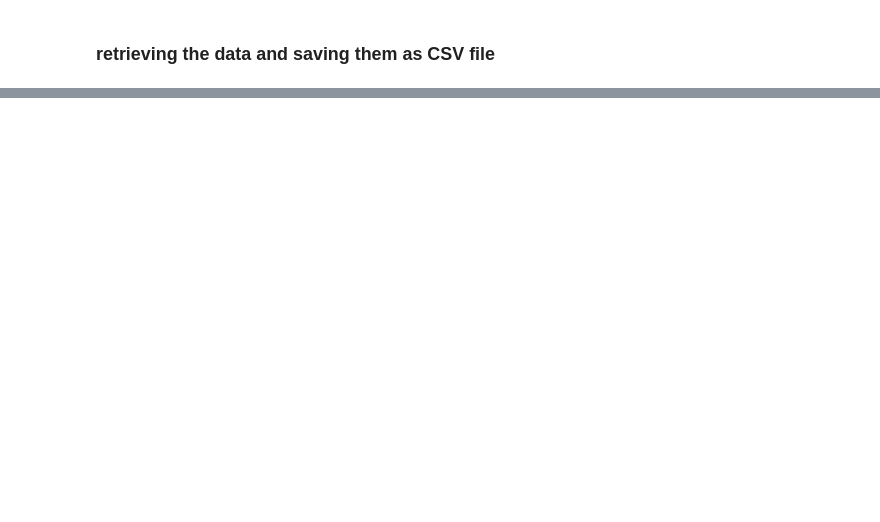
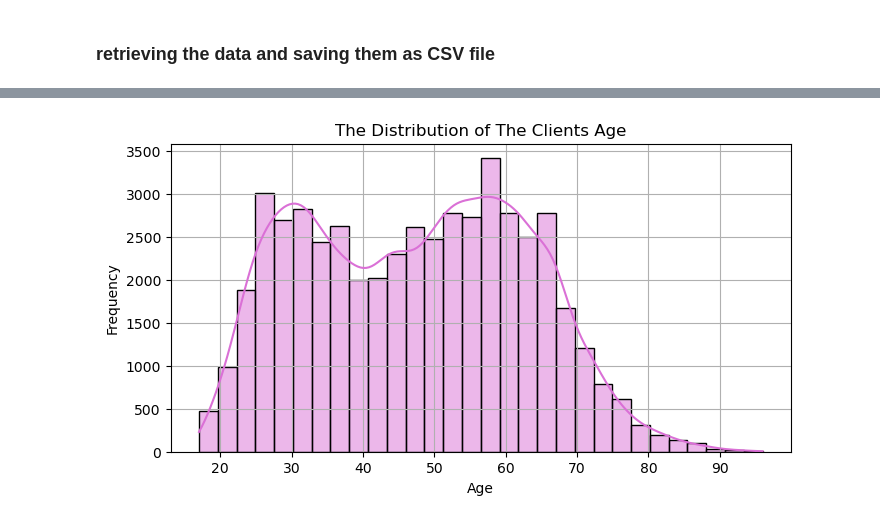
Before and after one commit to MustafaAldabbas/Project-Two-Big, a Jupyter notebook: Notebooks/Mustafa.ipynb, the cells around one changed output, grey strips where cells are left out. Drawn from its saved outputs; the diff is of its cells as text; code cells hidden in the pictures; blank space fills up the shorter version.

```diff
--- a/Notebooks/Mustafa.ipynb
+++ b/Notebooks/Mustafa.ipynb
@@ -255,0 +3,12 @@ missing_values_web_data, missing_values_experiment_clients, missing_values_demo
+# %%
+import pandas as pd
+pd.set_option('display.max_rows', 100)
+pd.set_option('display.max_columns', None)
+import matplotlib.pyplot as plt
+import seaborn as sns
+
+# Read the text file into a DataFrame
+df_demo = pd.read_csv('../Data/Raw data/df_final_demo (1).txt', delimiter=',', header=0)
+df_web_data1 = pd.read_csv('../Data/Raw data/df_final_web_data_pt_1.txt', delimiter=',', header=0)
+df_web_data2 = pd.read_csv('../Data/Raw data/df_final_web_data_pt_2.txt', delimiter=',', header=0)
+df_experiment_clients = pd.read_csv('../Data/Raw data/df_final_experiment_clients.txt', delimiter=',', header=0)
@@ -255,0 +132,16 @@ missing_values_web_data, missing_values_experiment_clients, missing_values_demo
+# %%
+# Drop rows with missing values in Client demographical Profiles
+df_demo_cleaned = df_demo.dropna()
+
+# Drop rows with missing Variation in Experiment Roster
+df_experiment_clients_cleaned = df_experiment_clients.dropna(subset=['Variation'])
+
+# Convert date_time to datetime format in Web Data
+df_web_data['date_time'] = pd.to_datetime(df_web_data['date_time'])
+
+# Verify the cleaning process
+missing_values_demo_cleaned = df_demo_cleaned.isnull().sum()
+missing_values_experiment_cleaned = df_experiment_clients_cleaned.isnull().sum()
+data_types_web_cleaned = df_web_data.dtypes
+
+missing_values_demo_cleaned, missing_values_experiment_cleaned, data_types_web_cleaned
@@ -255,0 +171,4 @@ missing_values_web_data, missing_values_experiment_clients, missing_values_demo
+# %%
+# merging the client demo and the experiment client data
+df_merged = pd.merge(df_demo_cleaned, df_experiment_clients_cleaned, on = 'client_id')
+df_merged
@@ -255,0 +233,12 @@ missing_values_web_data, missing_values_experiment_clients, missing_values_demo
+# %%
+# Distribution of Age
+plt.figure(figsize=(8, 4))
+sns.histplot(df_merged['clnt_age'],color='orchid', bins=30, kde=True)
+plt.title('The Distribution of The Clients Age')
+plt.xlabel('Age')
+plt.ylabel('Frequency')
+plt.grid(True)
+
+plt.show()
+# %% [output]
+[figure, added]
```
Also changed, not shown: parts of 50 cells of this notebook.
